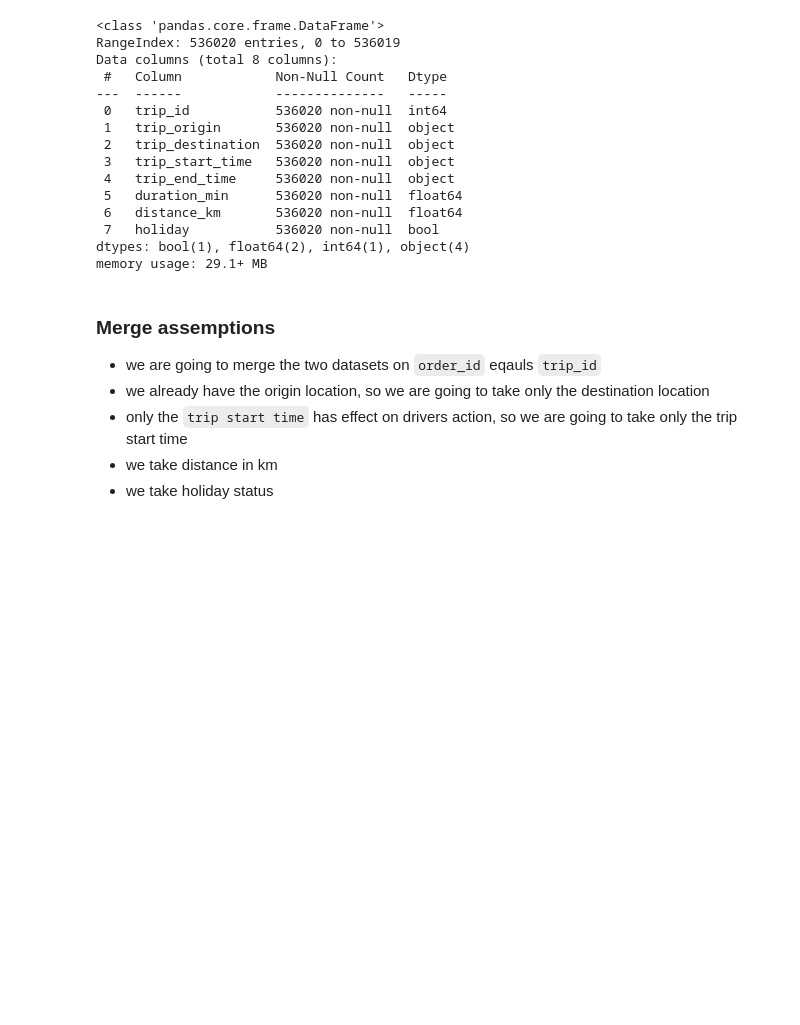
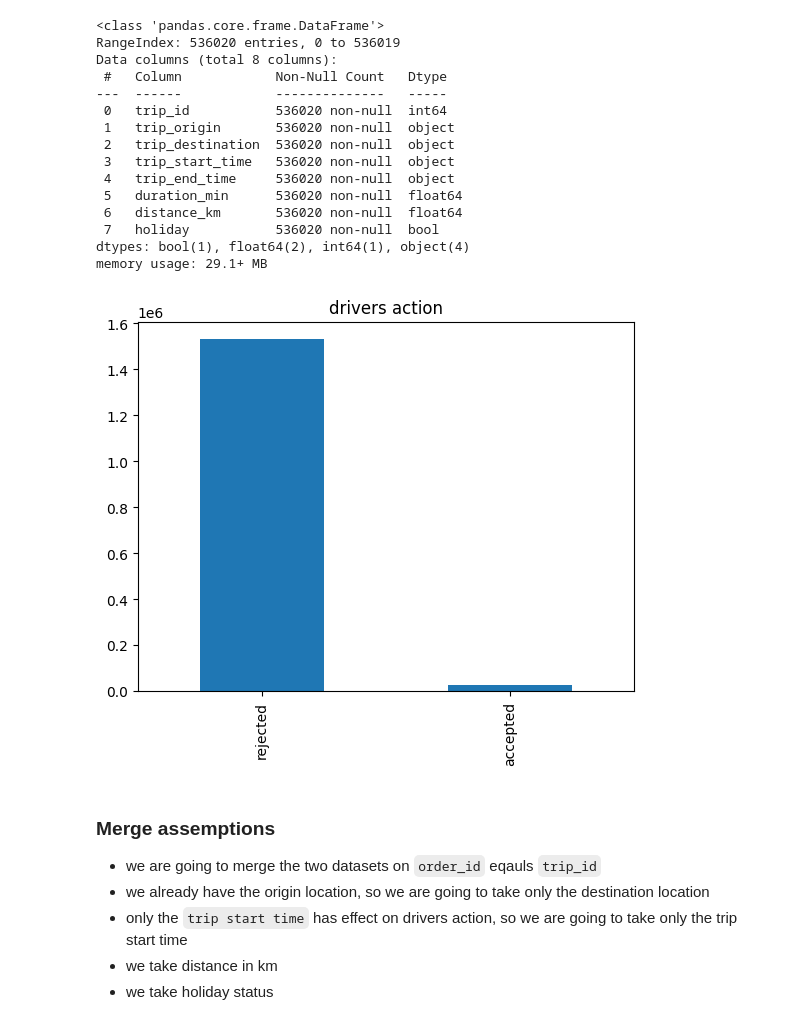
Before and after one commit to Nathnael12/Causal-Inference, a Jupyter notebook: notebooks/delivery_request_EDA.ipynb, the cells around one changed output. Drawn from its saved outputs; the diff is of its cells as text; code cells hidden in the pictures; blank space fills up the shorter version.

Commit message:
done feature engineering and visualizations

```diff
--- a/notebooks/delivery_request_EDA.ipynb
+++ b/notebooks/delivery_request_EDA.ipynb
@@ -86,6 +89,12 @@ Data columns (total 8 columns):
  7   holiday           536020 non-null  bool
 dtypes: bool(1), float64(2), int64(1), object(4)
 memory usage: 29.1+ MB
+# %%
+delivery_requests["driver_action"].value_counts().plot(kind='bar')
+plt.title("drivers action")
+plt.show()
+# %% [output]
+[figure, added]
 # %% [markdown]
 ### Merge assemptions
 
```
Also changed, not shown: parts of 19 cells of this notebook.
